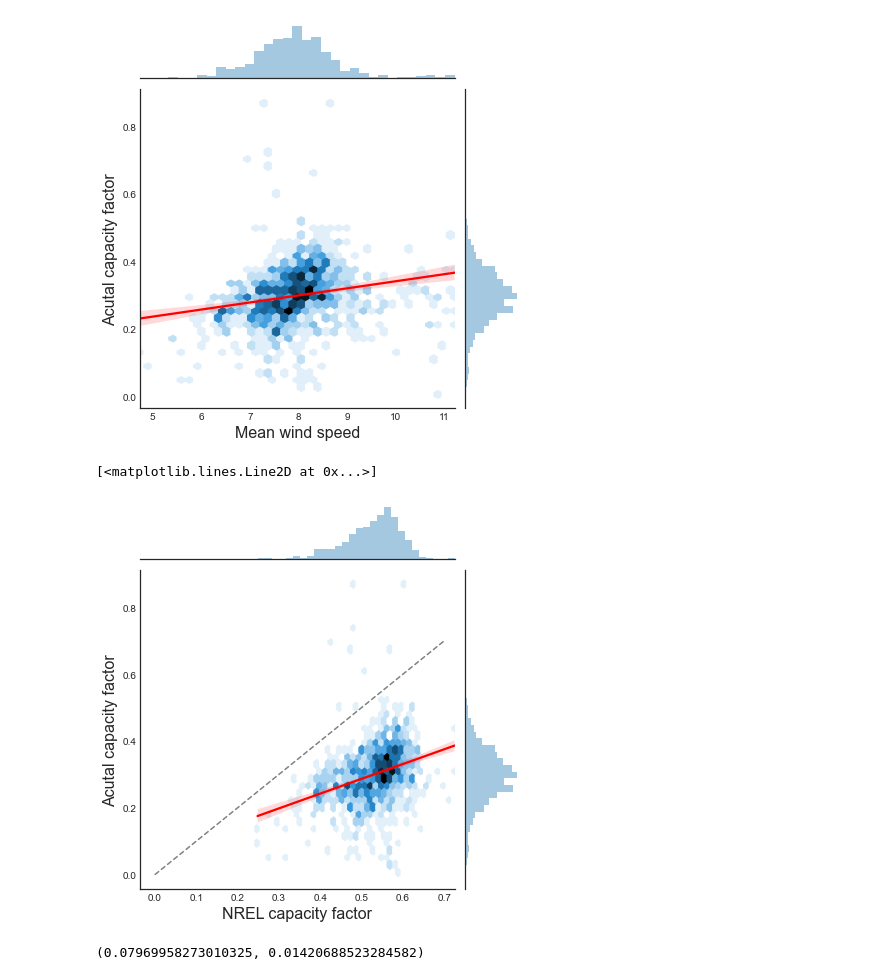
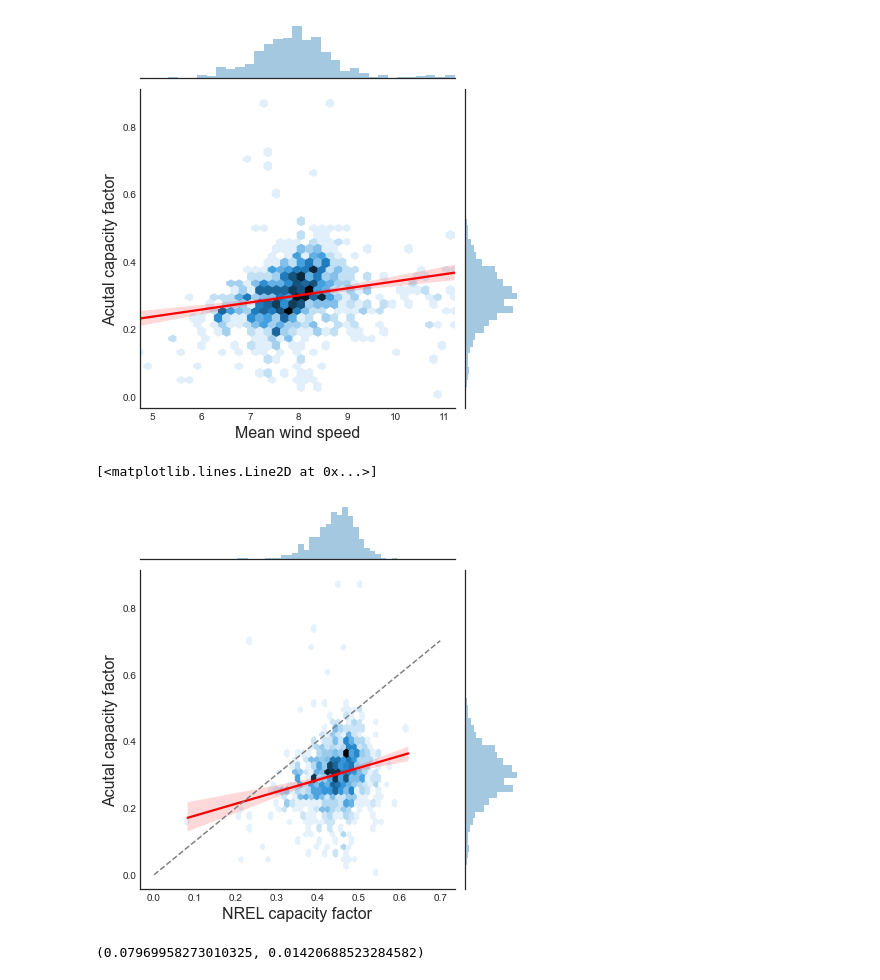
Before and after one commit to akuczala/windsite, a Jupyter notebook: notebooks/wind-power-model-3.ipynb, the cells around one changed output. Saved outputs shown, nothing was run; the diff lists cells and outputs as text; code cells hidden in the pictures.

Commit message:
new training data and app updates

```diff
--- a/notebooks/wind-power-model-3.ipynb
+++ b/notebooks/wind-power-model-3.ipynb
@@ -102,21 +108,21 @@ print(pearsonr(clean_data['mean_wind_speed'],y=clean_data['t_cap_factor']))
 [figure]
 # %%
 #fig, ax = plt.subplots(figsize=(10,10))
-hexplot = sns.jointplot(clean_data['pow_curve'],y=clean_data['t_cap_factor'],kind='hex')
-sns.regplot(clean_data['pow_curve'],y=clean_data['t_cap_factor'],
+hexplot = sns.jointplot(clean_data['techno_cap_factor'],y=clean_data['t_cap_factor'],kind='hex')
+sns.regplot(clean_data['techno_cap_factor'],y=clean_data['t_cap_factor'],
             ax=hexplot.ax_joint, scatter=False,color='red')
 #hexplot.ax_joint.set_axis_labels('NREL capacity factor','Actual capacity factor',fontsize=16)
 hexplot.ax_joint.set_xlabel('NREL capacity factor',fontsize=16)
 hexplot.ax_joint.set_ylabel('Acutal capacity factor',fontsize=16)
 #plt.ylabel('Actual capacity factor',fontsize=16)
 #plt.xlabel('NREL estimated capacity factor',fontsize=16)
 hexplot.ax_joint.plot([0,0.7],[0,0.7],linestyle='--',c='gray')
 #plt.legend()
 #plt.gca().set_aspect(aspect=1)
 #plt.savefig('/Users/kook/insight/figs/nrel-vs-real-capacity-hex.png',bbox_inches='tight',transparent=True)
 # %% [output]
 [<matplotlib.lines.Line2D at 0x...>]
-[figure, old version]
+[figure, new version]
 # %%
 #fig, ax = plt.subplots(figsize=(10,10))
 hexplot = sns.jointplot(clean_data['p_year'],y=clean_data['t_cap_factor'],kind='hex')
```
Also changed, not shown: parts of 8 cells of this notebook, 8 other files.
